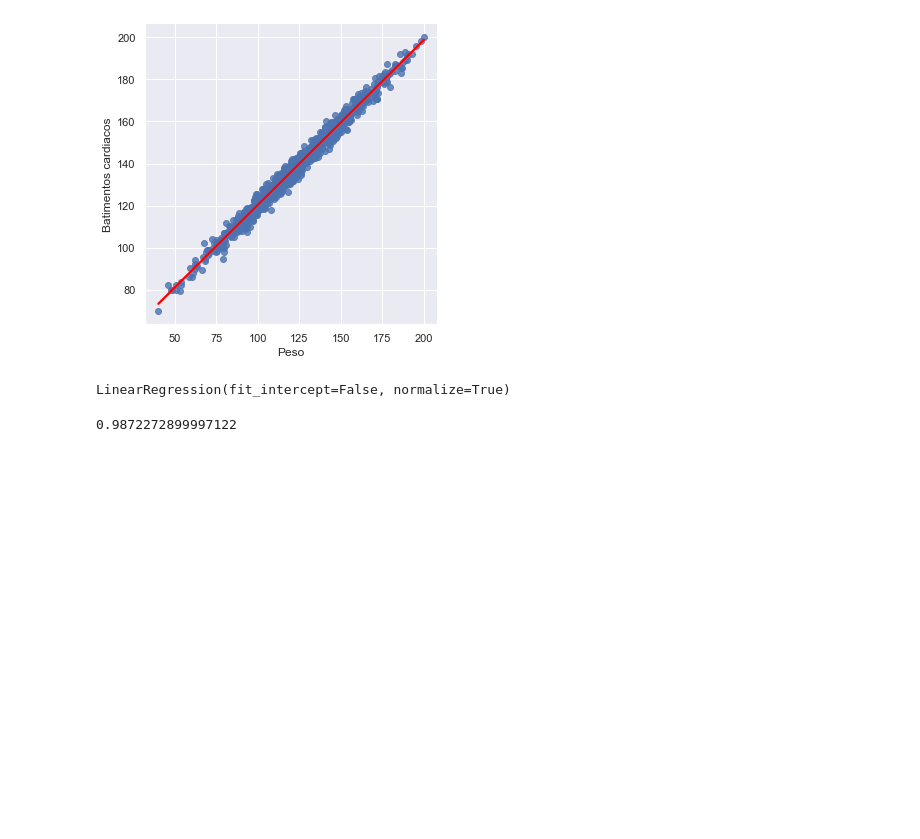
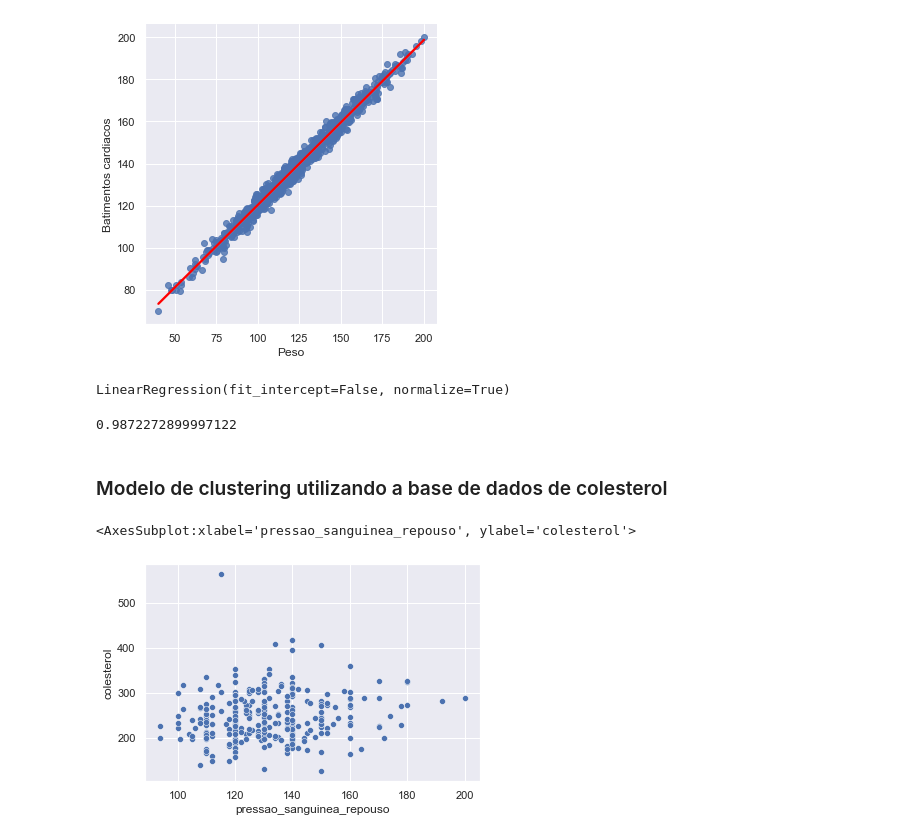
Before and after one commit to thaispapa/scikit-learn, a Jupyter notebook: alura-scikit-learn.ipynb, the cells around one changed output. Cells and saved outputs as stored; diff of their text form; code cells hidden in the pictures; blank space fills up the shorter version.

```diff
--- a/alura-scikit-learn.ipynb
+++ b/alura-scikit-learn.ipynb
@@ -146,3 +146,10 @@ LinearRegression(fit_intercept=False, normalize=True)
 rgs.score(x_teste, y_teste)
 # %% [output]
 0.9872272899997122
+# %% [markdown]
+### Modelo de clustering utilizando a base de dados de colesterol
+# %%
+sns.scatterplot(x = 'pressao_sanguinea_repouso', y = 'colesterol', data = colesterol)
+# %% [output]
+<AxesSubplot:xlabel='pressao_sanguinea_repouso', ylabel='colesterol'>
+[figure, added]
```
Also changed, not shown: parts of 8 cells of this notebook.
